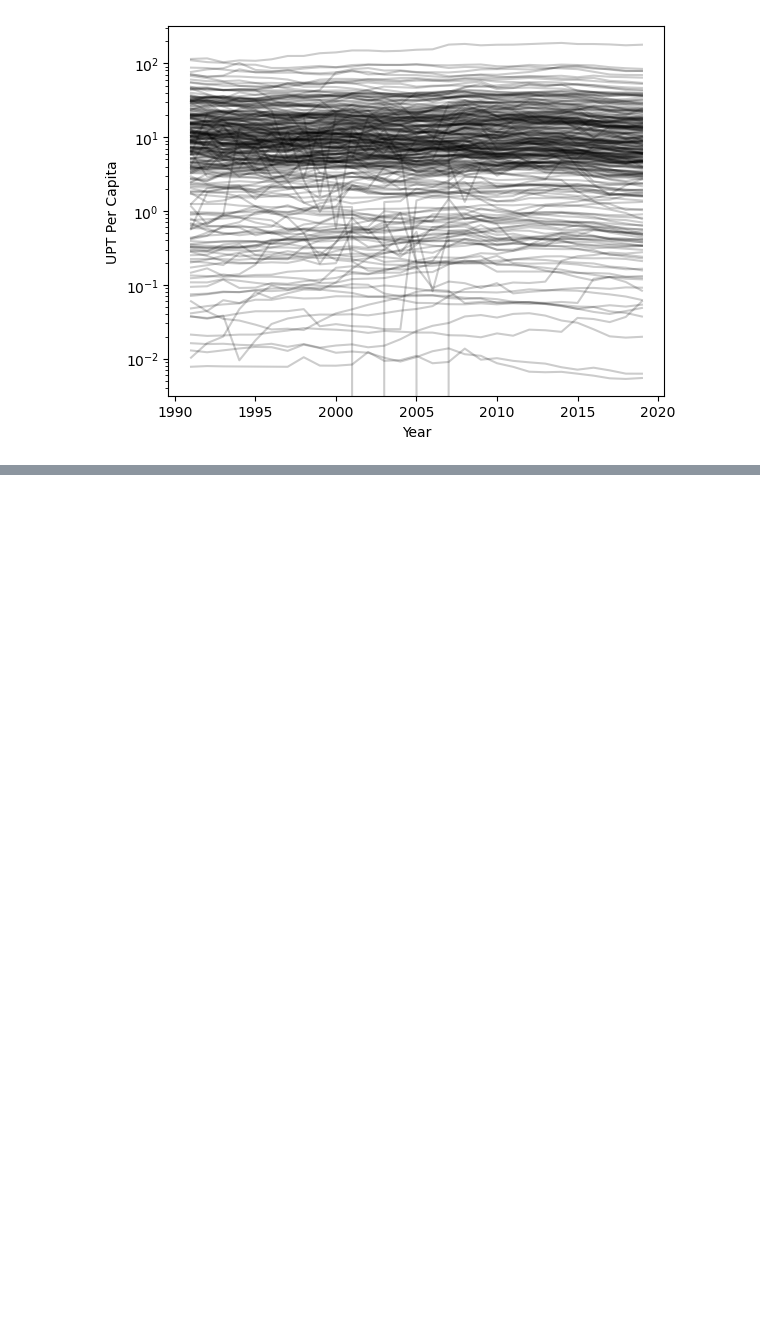
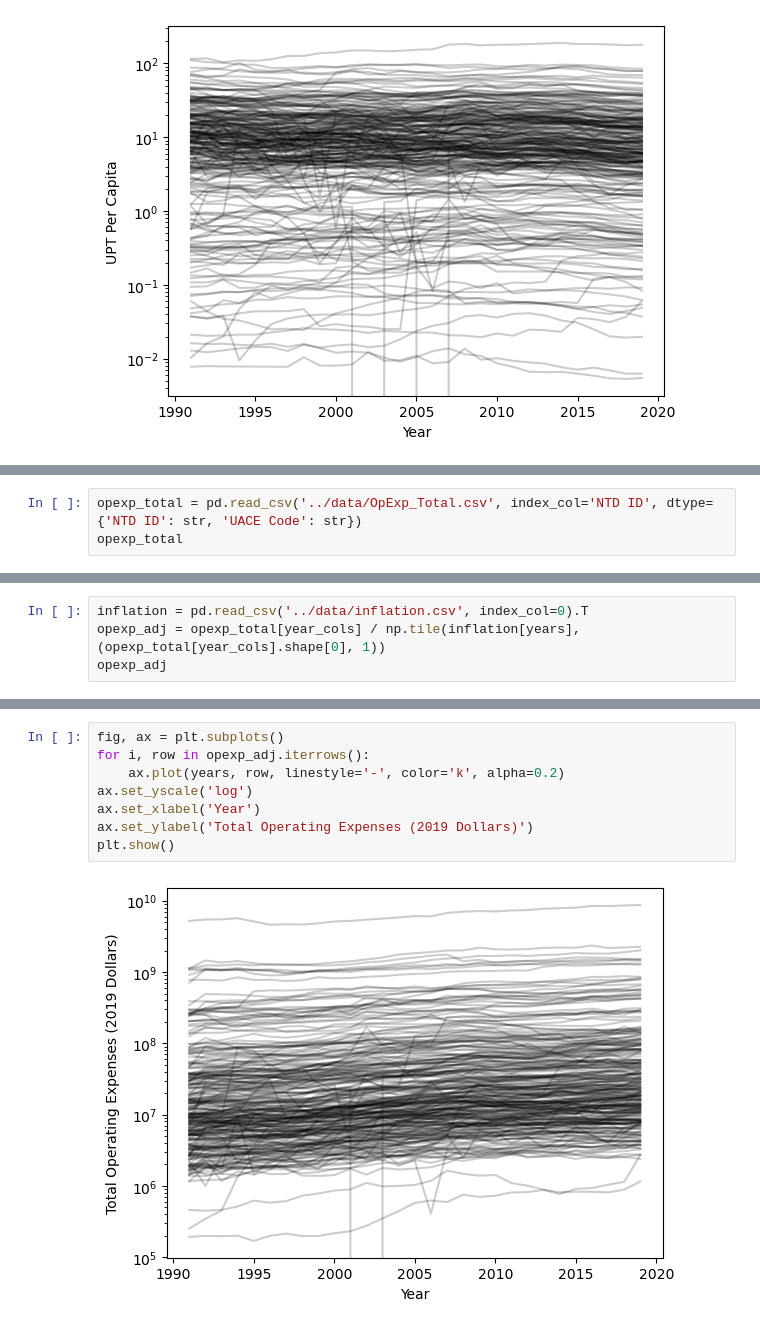
Before and after one commit to lodubay/transit-ridership, a Jupyter notebook: notebooks/time_series.ipynb, the cells around one changed output, grey strips where cells are left out. Drawn from its saved outputs; the diff is of its cells as text; blank space fills up the shorter version.

Commit message:
add inflation tracker

```diff
--- a/notebooks/time_series.ipynb
+++ b/notebooks/time_series.ipynb
@@ -98,0 +92,3 @@ upt_per_capita[upt_per_capita['2019'] > 100]
+# %%
+opexp_total = pd.read_csv('../data/OpExp_Total.csv', index_col='NTD ID', dtype={'NTD ID': str, 'UACE Code': str})
+opexp_total
@@ -98,0 +110,4 @@ upt_per_capita[upt_per_capita['2019'] > 100]
+# %%
+inflation = pd.read_csv('../data/inflation.csv', index_col=0).T
+opexp_adj = opexp_total[year_cols] / np.tile(inflation[years], (opexp_total[year_cols].shape[0], 1))
+opexp_adj
@@ -98,0 +129,10 @@ upt_per_capita[upt_per_capita['2019'] > 100]
+# %%
+fig, ax = plt.subplots()
+for i, row in opexp_adj.iterrows():
+    ax.plot(years, row, linestyle='-', color='k', alpha=0.2)
+ax.set_yscale('log')
+ax.set_xlabel('Year')
+ax.set_ylabel('Total Operating Expenses (2019 Dollars)')
+plt.show()
+# %% [output]
+[figure, added]
```
Also changed, not shown: parts of 3 cells of this notebook, 1 other file.
